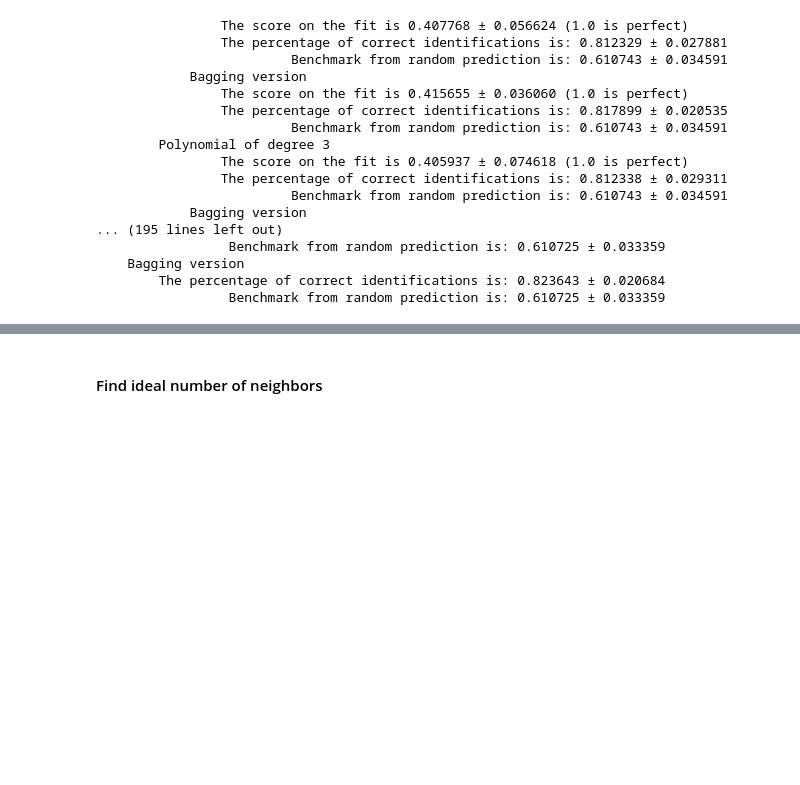
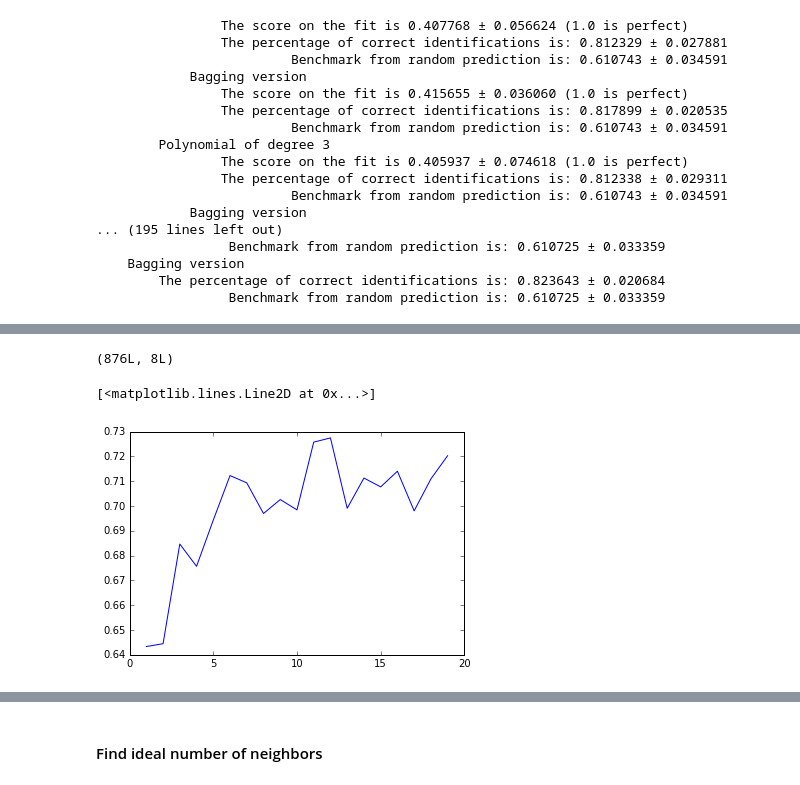
Before and after one commit to dangall/FullDataAnalysisPipeline, a Jupyter notebook: Predictions.ipynb, the cells around one changed output, grey strips where cells are left out. Saved outputs shown, nothing was run; the diff lists cells and outputs as text; code cells hidden in the pictures; blank space fills up the shorter version.

```diff
--- a/Predictions.ipynb
+++ b/Predictions.ipynb
@@ -749,0 +755,4 @@ getPredictionScore(X, y, SVC, num_iterations=20, transform="scale")
+# %%
+X.shape
+# %% [output]
+(876L, 8L)
@@ -749,0 +761,21 @@ getPredictionScore(X, y, SVC, num_iterations=20, transform="scale")
+# %%
+def makeitofsize(dathirdsize):
+    allofthem = []
+    for ii in range(40):
+        neurnet = MLPClassifier(solver="lbfgs", hidden_layer_sizes=(4,9,dathirdsize))
+        X_train, X_test, y_train, y_test = train_test_split(X, y, test_size=0.8, random_state=42)
+        neurnet.fit(X_train, y_train)
+        allofthem.append(np.mean(neurnet.predict(X_test)==y_test))
+    return np.mean(allofthem)
+
+haha = [makeitofsize(jj) for jj in range(1,20)]
+
+#allguys = []
+#for kk in range(10,110,10):
+#    print kk
+#    allguys.append([makeitofsize(kk,jj) for jj in range(1,20)])
+# %%
+plt.plot(range(1,20),haha)
+# %% [output]
+[<matplotlib.lines.Line2D at 0x...>]
+[figure, added]
```
Also changed, not shown: parts of 13 cells of this notebook.
